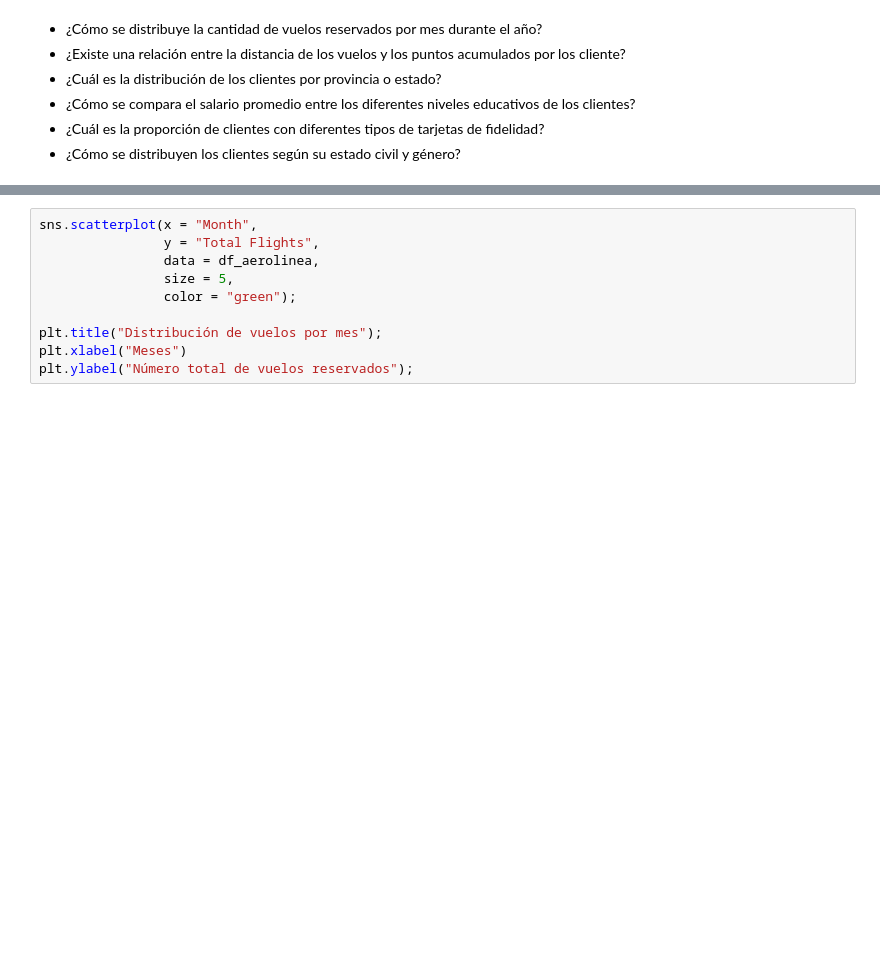
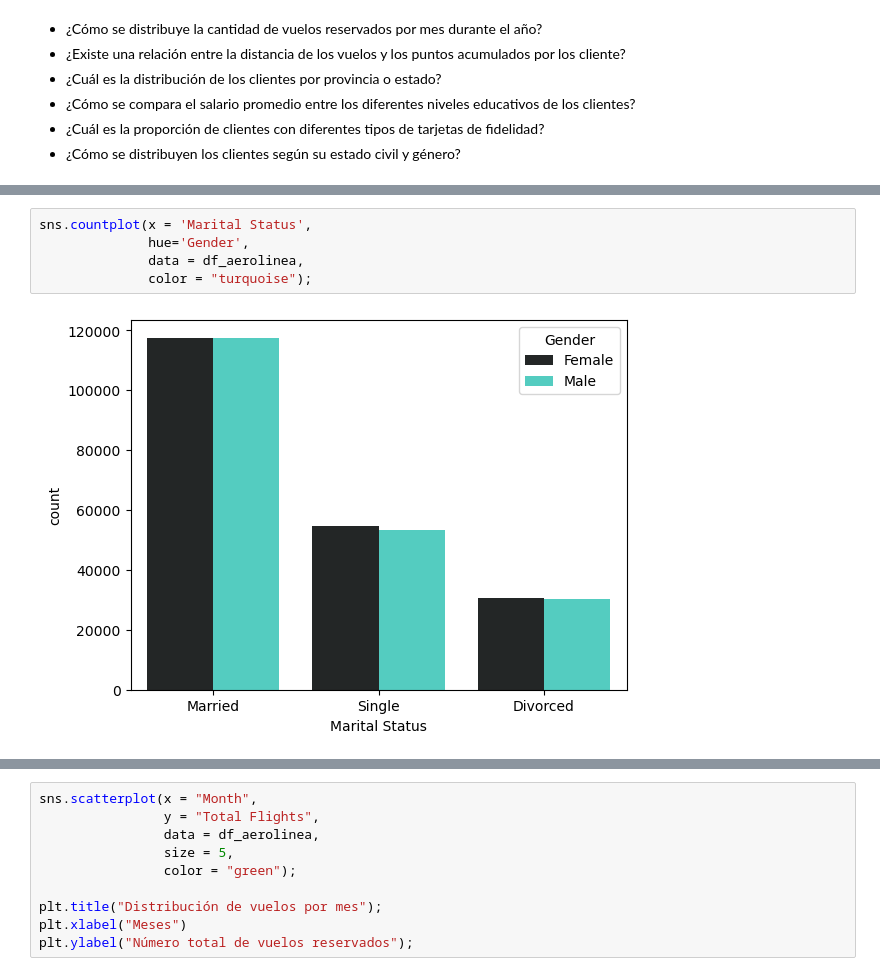
Before and after one commit to Adalab/bda-modulo-3-evaluacion-final-IreneDHA, a Jupyter notebook: visualizacion_info_aerolinea.ipynb, the cells around one changed output, grey strips where cells are left out. Drawn from its saved outputs; the diff is of its cells as text; blank space fills up the shorter version.

```diff
--- a/visualizacion_info_aerolinea.ipynb
+++ b/visualizacion_info_aerolinea.ipynb
@@ -55,0 +65,7 @@ vuelos_por_fecha = df_aerolinea.groupby(['Year', 'Month'])['Total Flights'].sum(
+# %%
+sns.countplot(x = 'Marital Status',
+              hue='Gender',
+              data = df_aerolinea,
+              color = "turquoise");
+# %% [output]
+[figure, added]
```
Also changed, not shown: parts of 7 cells of this notebook, 2 other files.
